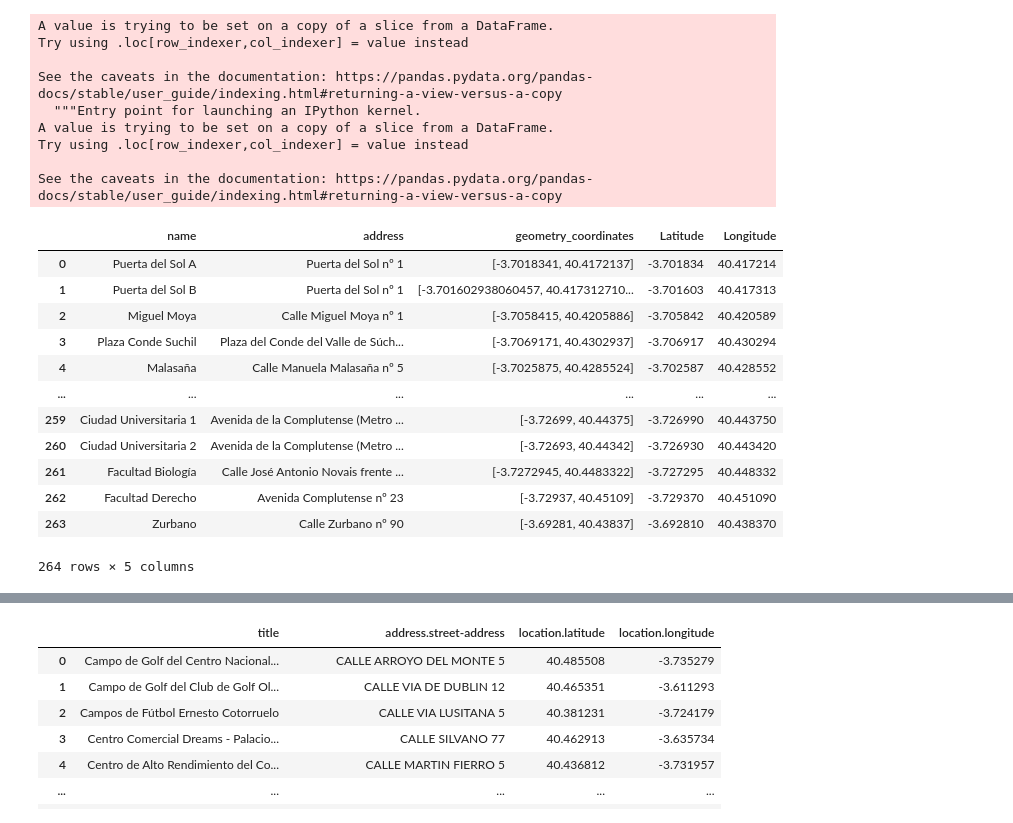
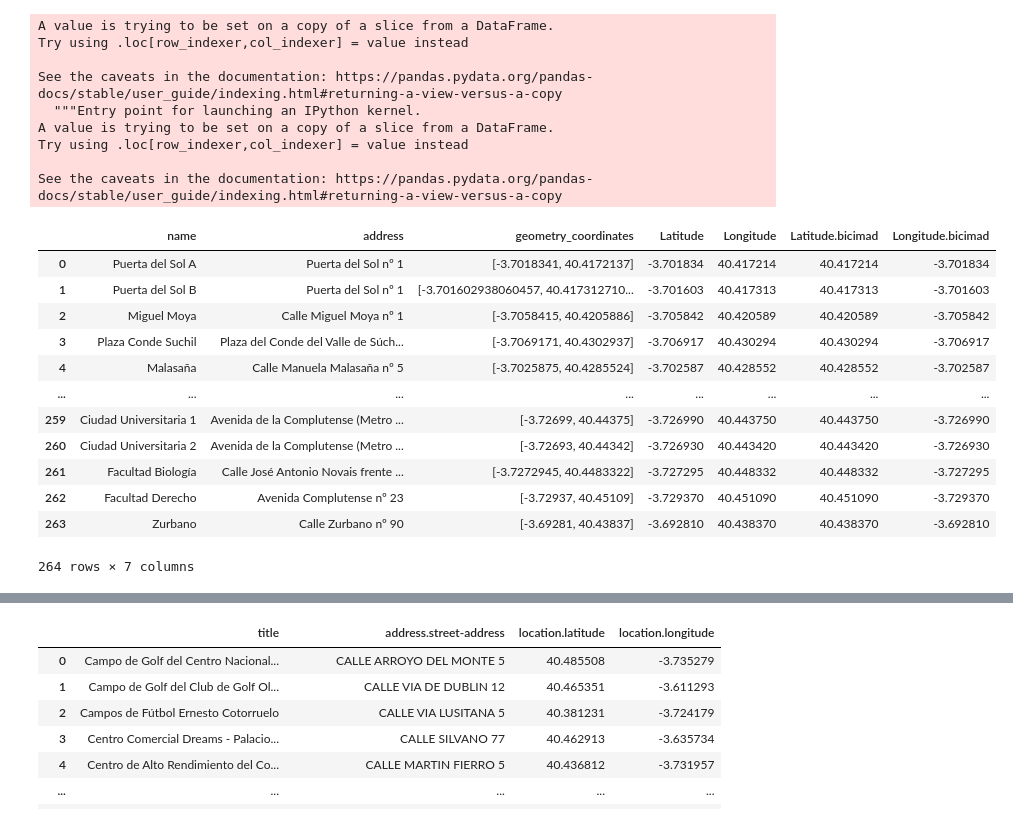
Before and after one commit to Izaskunastrain/ih_datamadpt1121_project_m1, a Jupyter notebook: p_analysis/ALL.ipynb, the cells around one changed output, grey strips where cells are left out. Drawn from its saved outputs; the diff is of its cells as text; code cells hidden in the pictures.

```diff
--- a/p_analysis/ALL.ipynb
+++ b/p_analysis/ALL.ipynb
@@ -25,29 +25,29 @@ def long (x):
     d= float(c)
     return d
 # %%
-df_bicimad['Latitude'] = df_bicimad.apply(lambda x: lat(x['geometry_coordinates']),axis=1)
-df_bicimad['Longitude'] = df_bicimad.apply(lambda x: long(x['geometry_coordinates']),axis=1)
+df_bicimad['Longitude.bicimad'] = df_bicimad.apply(lambda x: lat(x['geometry_coordinates']),axis=1)
+df_bicimad['Latitude.bicimad'] = df_bicimad.apply(lambda x: long(x['geometry_coordinates']),axis=1)
 df_bicimad
 # %% [output]
 A value is trying to be set on a copy of a slice from a DataFrame.
 Try using .loc[row_indexer,col_indexer] = value instead
 
 See the caveats in the documentation: https://pandas.pydata.org/pandas-docs/stable/user_guide/indexing.html#returning-a-view-versus-a-copy
   """Entry point for launching an IPython kernel.
 A value is trying to be set on a copy of a slice from a DataFrame.
 Try using .loc[row_indexer,col_indexer] = value instead
 
 See the caveats in the documentation: https://pandas.pydata.org/pandas-docs/stable/user_guide/indexing.html#returning-a-view-versus-a-copy
-|  | name | address | geometry_coordinates | Latitude | Longitude |
-| 0 | Puerta del Sol A | Puerta del Sol nº 1 | [-3.7018341, 40.4172137] | -3.701834 | 40.417214 |
-| 1 | Puerta del Sol B | Puerta del Sol nº 1 | [-3.701602938060457, 40.417312710... | -3.701603 | 40.417313 |
-| 2 | Miguel Moya | Calle Miguel Moya nº 1 | [-3.7058415, 40.4205886] | -3.705842 | 40.420589 |
-| 3 | Plaza Conde Suchil | Plaza del Conde del Valle de Súch... | [-3.7069171, 40.4302937] | -3.706917 | 40.430294 |
-| 4 | Malasaña | Calle Manuela Malasaña nº 5 | [-3.7025875, 40.4285524] | -3.702587 | 40.428552 |
-| ... | ... | ... | ... | ... | ... |
-| 259 | Ciudad Universitaria 1 | Avenida de la Complutense (Metro ... | [-3.72699, 40.44375] | -3.726990 | 40.443750 |
-| 260 | Ciudad Universitaria 2 | Avenida de la Complutense (Metro ... | [-3.72693, 40.44342] | -3.726930 | 40.443420 |
-| 261 | Facultad Biología | Calle José Antonio Novais frente ... | [-3.7272945, 40.4483322] | -3.727295 | 40.448332 |
-| 262 | Facultad Derecho | Avenida Complutense nº 23 | [-3.72937, 40.45109] | -3.729370 | 40.451090 |
-| 263 | Zurbano | Calle Zurbano nº 90 | [-3.69281, 40.43837] | -3.692810 | 40.438370 |
+|  | name | address | geometry_coordinates | Latitude | Longitude | Latitude.bicimad | Longitude.bicimad |
+| 0 | Puerta del Sol A | Puerta del Sol nº 1 | [-3.7018341, 40.4172137] | -3.701834 | 40.417214 | 40.417214 | -3.701834 |
+| 1 | Puerta del Sol B | Puerta del Sol nº 1 | [-3.701602938060457, 40.417312710... | -3.701603 | 40.417313 | 40.417313 | -3.701603 |
+| 2 | Miguel Moya | Calle Miguel Moya nº 1 | [-3.7058415, 40.4205886] | -3.705842 | 40.420589 | 40.420589 | -3.705842 |
+| 3 | Plaza Conde Suchil | Plaza del Conde del Valle de Súch... | [-3.7069171, 40.4302937] | -3.706917 | 40.430294 | 40.430294 | -3.706917 |
+| 4 | Malasaña | Calle Manuela Malasaña nº 5 | [-3.7025875, 40.4285524] | -3.702587 | 40.428552 | 40.428552 | -3.702587 |
+| ... | ... | ... | ... | ... | ... | ... | ... |
+| 259 | Ciudad Universitaria 1 | Avenida de la Complutense (Metro ... | [-3.72699, 40.44375] | -3.726990 | 40.443750 | 40.443750 | -3.726990 |
+| 260 | Ciudad Universitaria 2 | Avenida de la Complutense (Metro ... | [-3.72693, 40.44342] | -3.726930 | 40.443420 | 40.443420 | -3.726930 |
+| 261 | Facultad Biología | Calle José Antonio Novais frente ... | [-3.7272945, 40.4483322] | -3.727295 | 40.448332 | 40.448332 | -3.727295 |
+| 262 | Facultad Derecho | Avenida Complutense nº 23 | [-3.72937, 40.45109] | -3.729370 | 40.451090 | 40.451090 | -3.729370 |
+| 263 | Zurbano | Calle Zurbano nº 90 | [-3.69281, 40.43837] | -3.692810 | 40.438370 | 40.438370 | -3.692810 |
-264 rows × 5 columns
+264 rows × 7 columns
```
Also changed, not shown: parts of 24 cells of this notebook, 1 other file.
